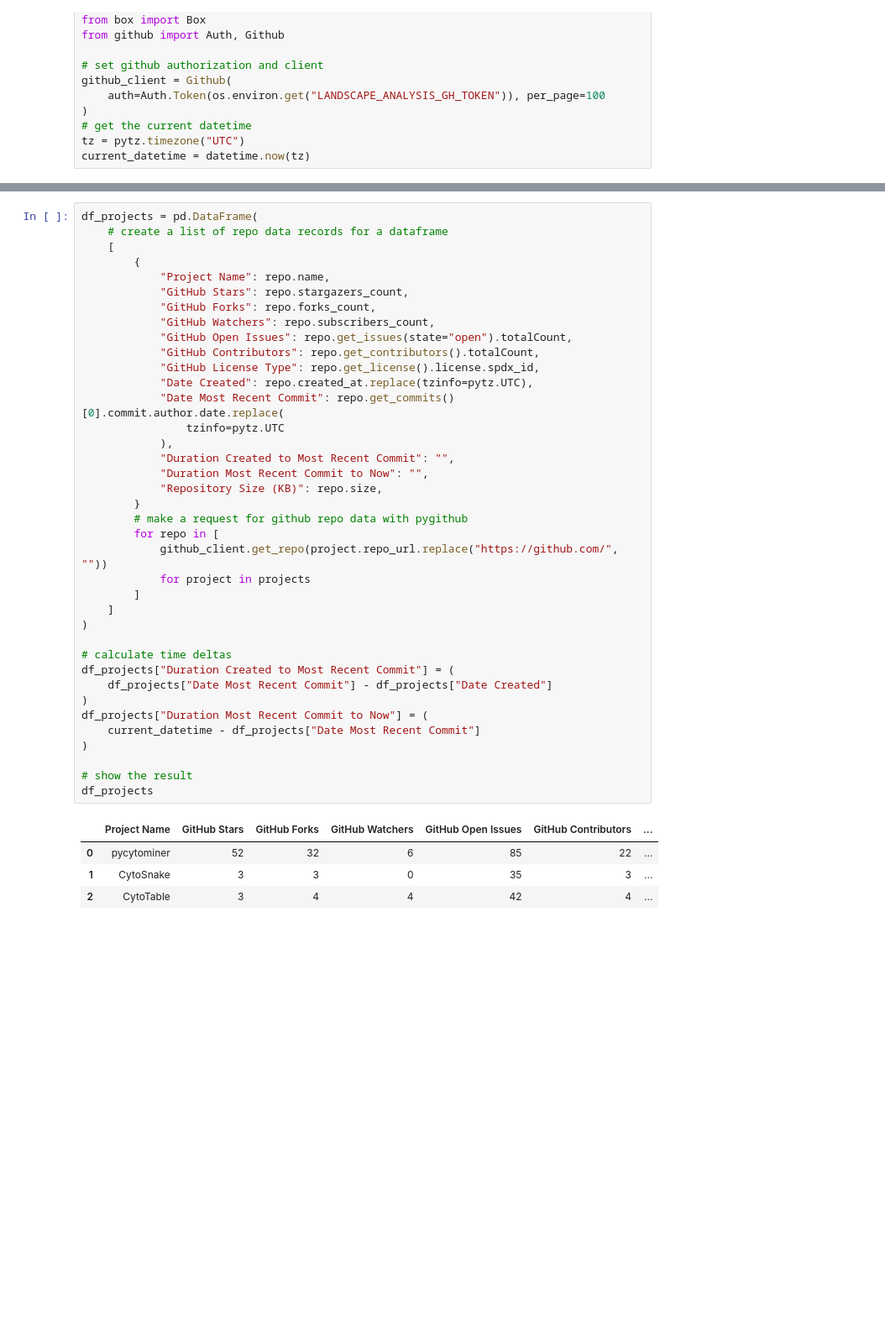
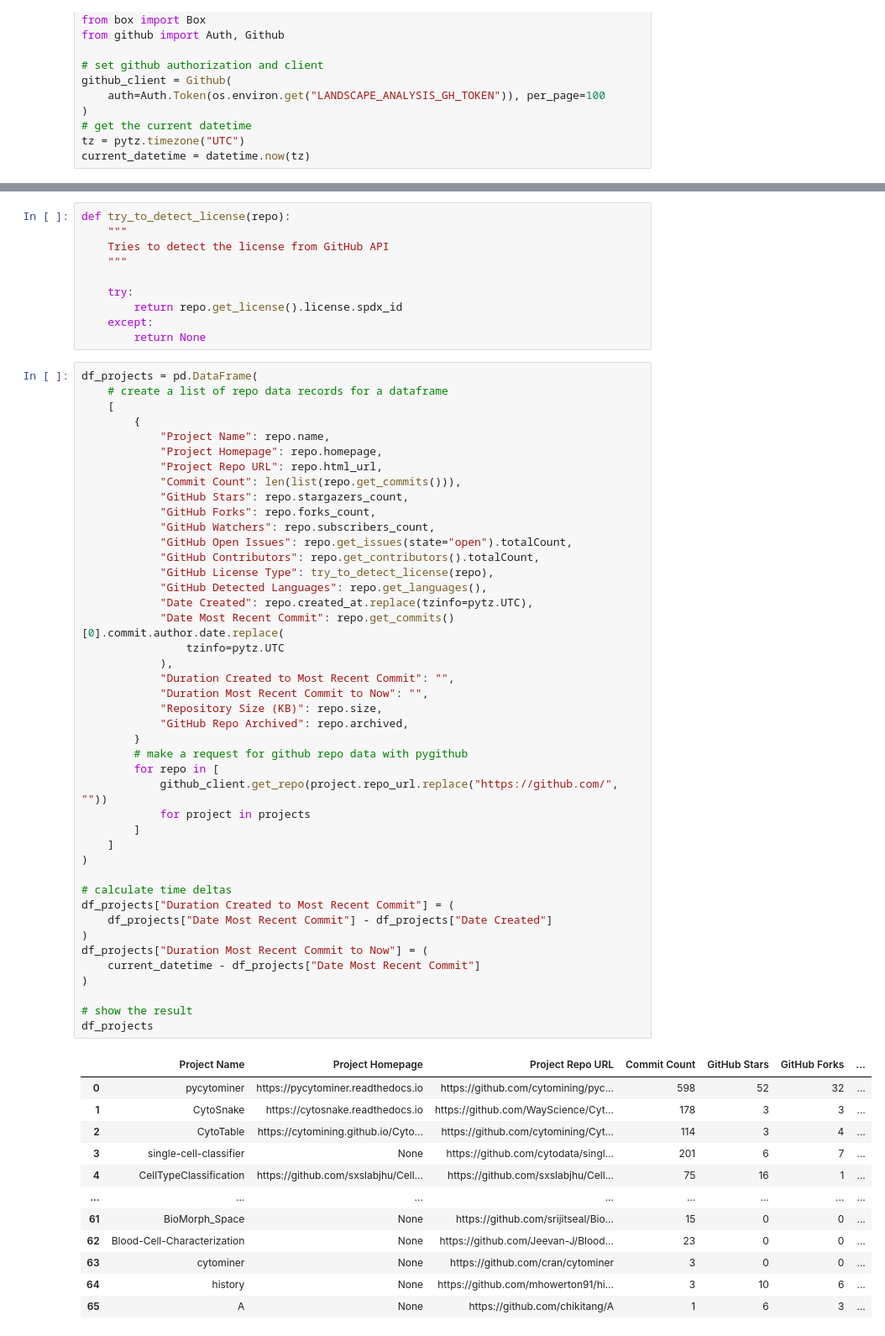
Before and after one commit to WayScience/software-landscape-analysis, a Jupyter notebook: notebooks/cytomining-ecosystem/project-git-metrics.ipynb, the cells around one changed output, grey strips where cells are left out. Shown at 84% size. Cells and saved outputs as stored; diff of their text form; blank space fills up the shorter version.

```diff
--- a/notebooks/cytomining-ecosystem/project-git-metrics.ipynb
+++ b/notebooks/cytomining-ecosystem/project-git-metrics.ipynb
@@ -40,43 +40,66 @@ dict_keys(['name', 'tags', 'homepage_url', 'repo_url'])
+# %%
+def try_to_detect_license(repo):
+    """
+    Tries to detect the license from GitHub API
+    """
+
+    try:
+        return repo.get_license().license.spdx_id
+    except:
+        return None
 # %%
 df_projects = pd.DataFrame(
     # create a list of repo data records for a dataframe
     [
         {
             "Project Name": repo.name,
+            "Project Homepage": repo.homepage,
+            "Project Repo URL": repo.html_url,
+            "Commit Count": len(list(repo.get_commits())),
             "GitHub Stars": repo.stargazers_count,
             "GitHub Forks": repo.forks_count,
             "GitHub Watchers": repo.subscribers_count,
             "GitHub Open Issues": repo.get_issues(state="open").totalCount,
             "GitHub Contributors": repo.get_contributors().totalCount,
-            "GitHub License Type": repo.get_license().license.spdx_id,
+            "GitHub License Type": try_to_detect_license(repo),
+            "GitHub Detected Languages": repo.get_languages(),
             "Date Created": repo.created_at.replace(tzinfo=pytz.UTC),
             "Date Most Recent Commit": repo.get_commits()[0].commit.author.date.replace(
                 tzinfo=pytz.UTC
             ),
             "Duration Created to Most Recent Commit": "",
             "Duration Most Recent Commit to Now": "",
             "Repository Size (KB)": repo.size,
+            "GitHub Repo Archived": repo.archived,
         }
         # make a request for github repo data with pygithub
         for repo in [
             github_client.get_repo(project.repo_url.replace("https://github.com/", ""))
             for project in projects
         ]
     ]
 )
 
 # calculate time deltas
 df_projects["Duration Created to Most Recent Commit"] = (
     df_projects["Date Most Recent Commit"] - df_projects["Date Created"]
 )
 df_projects["Duration Most Recent Commit to Now"] = (
     current_datetime - df_projects["Date Most Recent Commit"]
 )
 
 # show the result
 df_projects
 # %% [output]
-|  | Project Name | GitHub Stars | GitHub Forks | GitHub Watchers | GitHub Open Issues | GitHub Contributors | ... |
-| 0 | pycytominer | 52 | 32 | 6 | 85 | 22 | ... |
-| 1 | CytoSnake | 3 | 3 | 0 | 35 | 3 | ... |
-| 2 | CytoTable | 3 | 4 | 4 | 42 | 4 | ... |
+|  | Project Name | Project Homepage | Project Repo URL | Commit Count | GitHub Stars | GitHub Forks | ... |
+| 0 | pycytominer | https://pycytominer.readthedocs.io | https://github.com/cytomining/pyc... | 598 | 52 | 32 | ... |
+| 1 | CytoSnake | https://cytosnake.readthedocs.io | https://github.com/WayScience/Cyt... | 178 | 3 | 3 | ... |
+| 2 | CytoTable | https://cytomining.github.io/Cyto... | https://github.com/cytomining/Cyt... | 114 | 3 | 4 | ... |
+| 3 | single-cell-classifier | None | https://github.com/cytodata/singl... | 201 | 6 | 7 | ... |
+| 4 | CellTypeClassification | https://github.com/sxslabjhu/Cell... | https://github.com/sxslabjhu/Cell... | 75 | 16 | 1 | ... |
+| ... | ... | ... | ... | ... | ... | ... | ... |
+| 61 | BioMorph_Space | None | https://github.com/srijitseal/Bio... | 15 | 0 | 0 | ... |
+| 62 | Blood-Cell-Characterization | None | https://github.com/Jeevan-J/Blood... | 23 | 0 | 0 | ... |
+| 63 | cytominer | None | https://github.com/cran/cytominer | 3 | 0 | 0 | ... |
+| 64 | history | None | https://github.com/mhowerton91/hi... | 3 | 10 | 6 | ... |
+| 65 | A | None | https://github.com/chikitang/A | 1 | 6 | 3 | ... |
```
Also changed, not shown: parts of 5 cells of this notebook, 8 other files.
